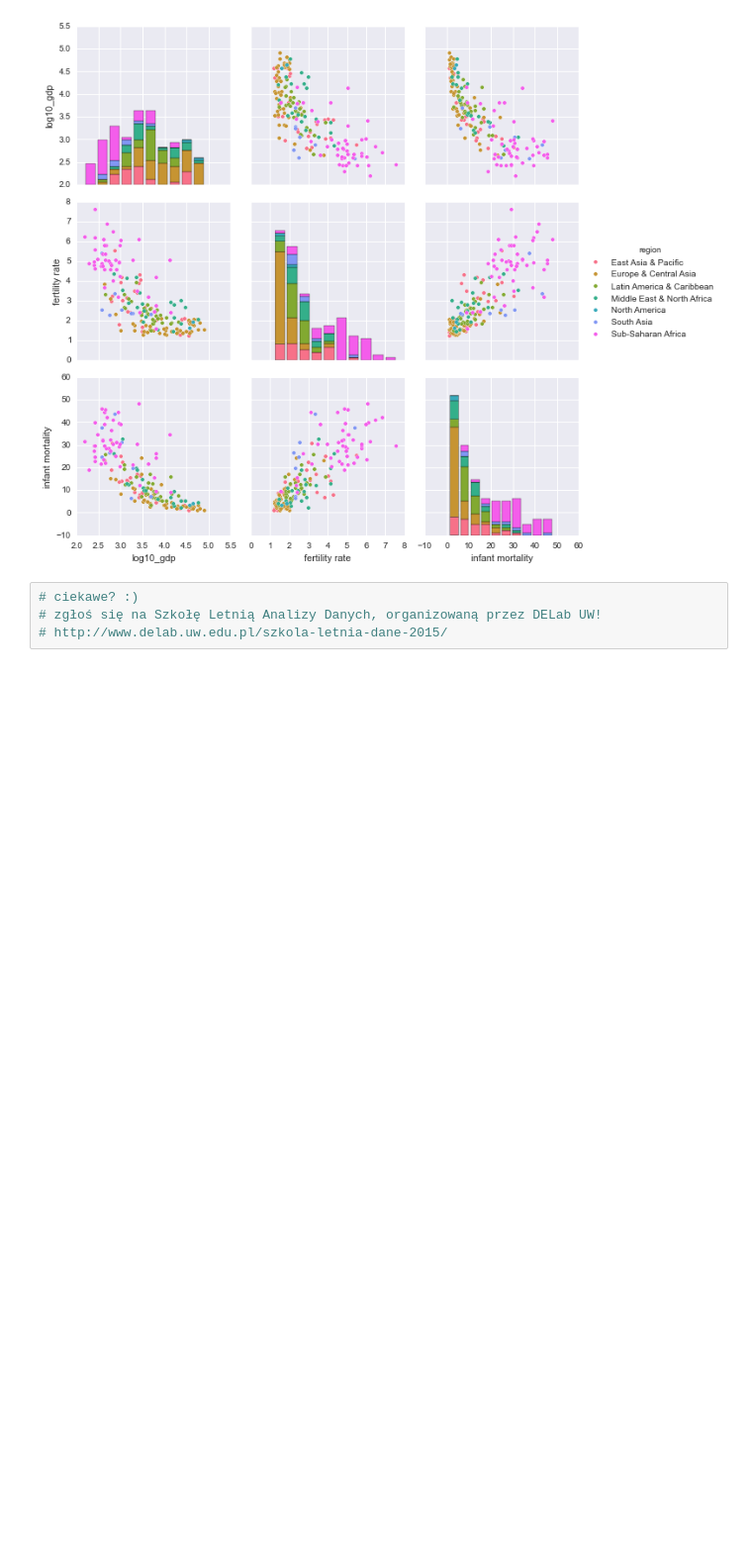
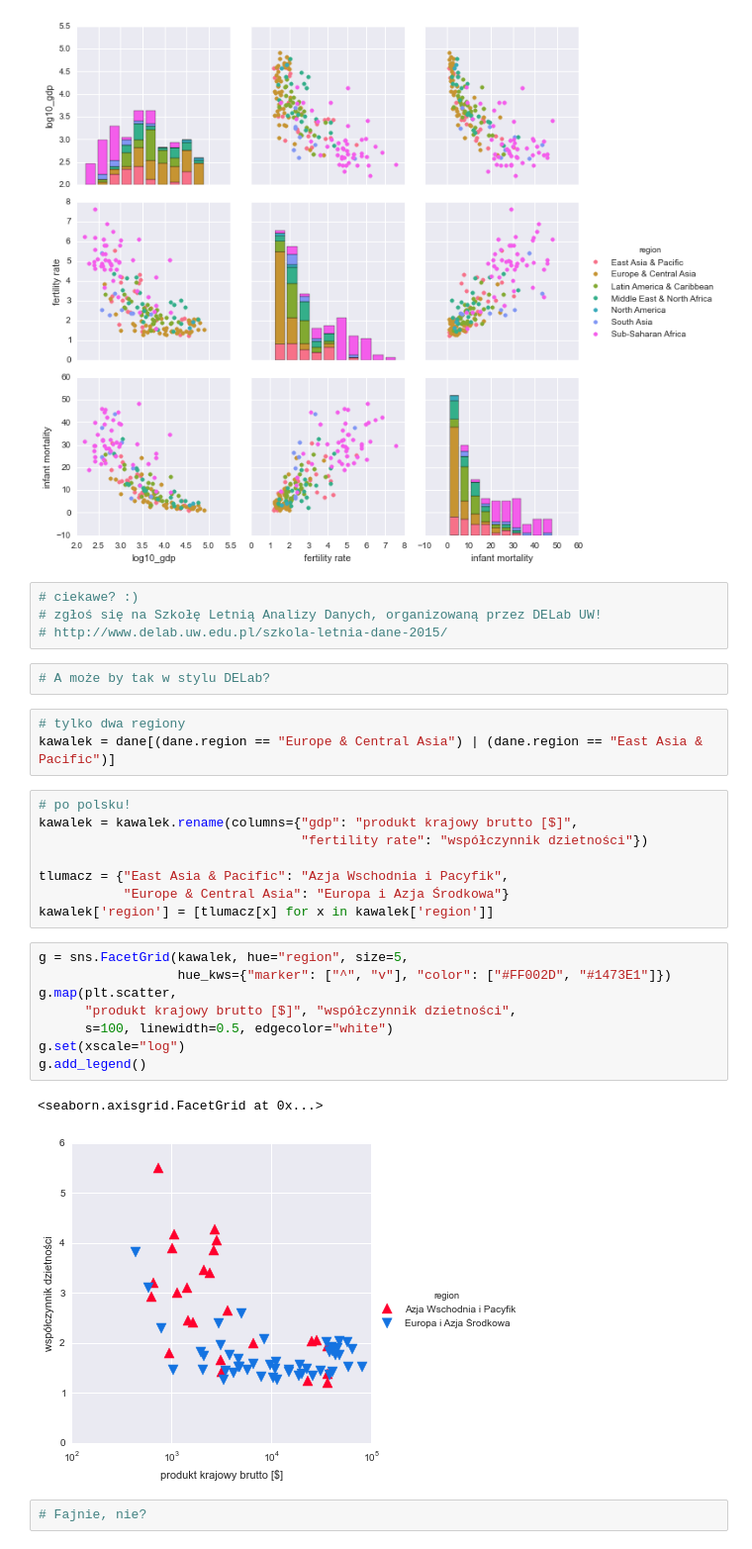
Before and after one commit to DELabUW/szkola-letnia-2015, a Jupyter notebook: demo/worldbank.ipynb, the cells around one changed output. Shown at 99% size. Drawn from its saved outputs; the diff is of its cells as text; blank space fills up the shorter version.

Commit message:
i jeszcze w stylu delab

```diff
--- a/demo/worldbank.ipynb
+++ b/demo/worldbank.ipynb
@@ -88,3 +89,29 @@ sns.pairplot(dane[['log10_gdp', 'fertility rate', 'infant mortality', 'region']]
 # ciekawe? :)
 # zgłoś się na Szkołę Letnią Analizy Danych, organizowaną przez DELab UW!
 # http://www.delab.uw.edu.pl/szkola-letnia-dane-2015/
+# %%
+# A może by tak w stylu DELab?
+# %%
+# tylko dwa regiony
+kawalek = dane[(dane.region == "Europe & Central Asia") | (dane.region == "East Asia & Pacific")]
+# %%
+# po polsku!
+kawalek = kawalek.rename(columns={"gdp": "produkt krajowy brutto [$]",
+                                  "fertility rate": "współczynnik dzietności"})
+
+tlumacz = {"East Asia & Pacific": "Azja Wschodnia i Pacyfik",
+           "Europe & Central Asia": "Europa i Azja Środkowa"}
+kawalek['region'] = [tlumacz[x] for x in kawalek['region']]
+# %%
+g = sns.FacetGrid(kawalek, hue="region", size=5,
+                  hue_kws={"marker": ["^", "v"], "color": ["#FF002D", "#1473E1"]})
+g.map(plt.scatter,
+      "produkt krajowy brutto [$]", "współczynnik dzietności",
+      s=100, linewidth=0.5, edgecolor="white")
+g.set(xscale="log")
+g.add_legend()
+# %% [output]
+<seaborn.axisgrid.FacetGrid at 0x...>
+[figure, added]
+# %%
+# Fajnie, nie?
```
Also changed, not shown: parts of 2 cells of this notebook, 1 other file.
